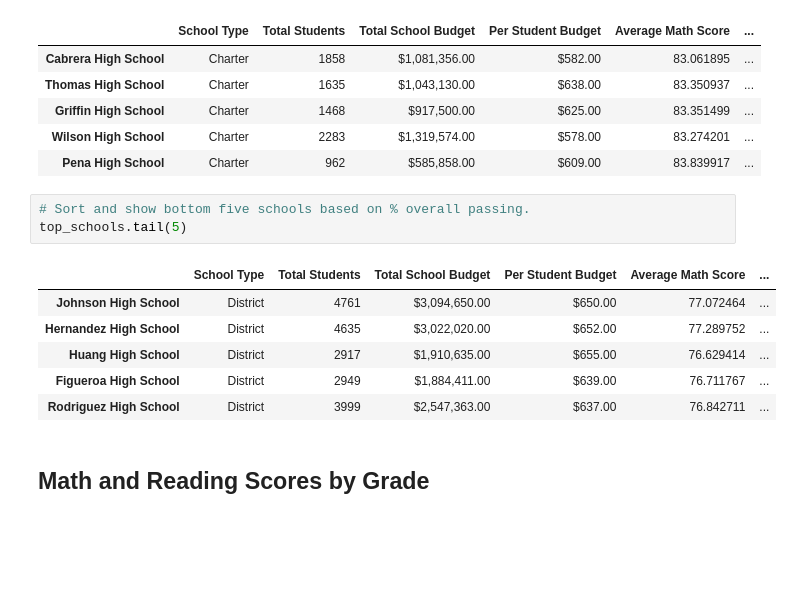
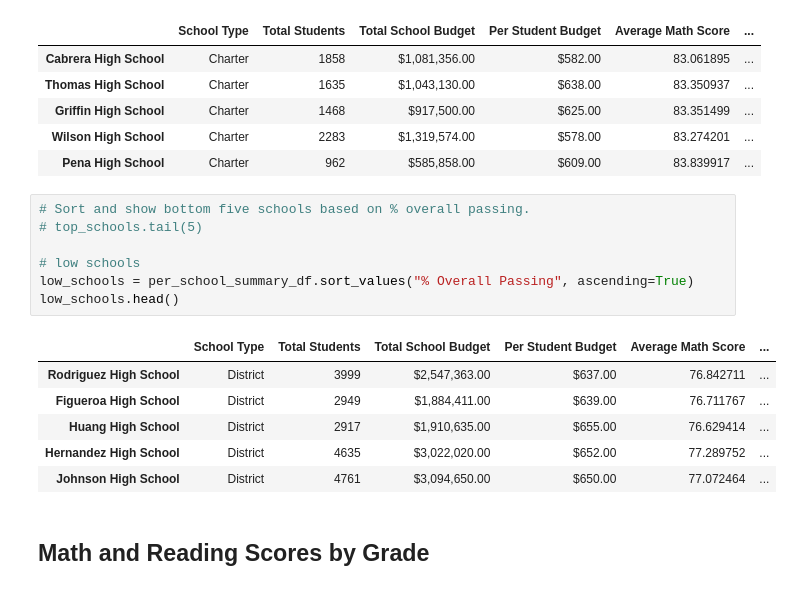
Before and after one commit to kaalrok/Pandas_School_District_Analysis, a Jupyter notebook: PyCitySchools_Challenge_Analysis.ipynb, the cells around one changed output. Saved outputs shown, nothing was run; the diff lists cells and outputs as text; blank space fills up the shorter version.

```diff
--- a/PyCitySchools_Challenge_Analysis.ipynb
+++ b/PyCitySchools_Challenge_Analysis.ipynb
@@ -630,14 +630,18 @@ top_schools.head(5)
 | Pena High School | Charter | 962 | $585,858.00 | $609.00 | 83.839917 | ... |
 # %%
 # Sort and show bottom five schools based on % overall passing.
-top_schools.tail(5)
+# top_schools.tail(5)
+
+# low schools
+low_schools = per_school_summary_df.sort_values("% Overall Passing", ascending=True)
+low_schools.head()
 # %% [output]
 |  | School Type | Total Students | Total School Budget | Per Student Budget | Average Math Score | ... |
+| Rodriguez High School | District | 3999 | $2,547,363.00 | $637.00 | 76.842711 | ... |
+| Figueroa High School | District | 2949 | $1,884,411.00 | $639.00 | 76.711767 | ... |
+| Huang High School | District | 2917 | $1,910,635.00 | $655.00 | 76.629414 | ... |
+| Hernandez High School | District | 4635 | $3,022,020.00 | $652.00 | 77.289752 | ... |
 | Johnson High School | District | 4761 | $3,094,650.00 | $650.00 | 77.072464 | ... |
-| Hernandez High School | District | 4635 | $3,022,020.00 | $652.00 | 77.289752 | ... |
-| Huang High School | District | 2917 | $1,910,635.00 | $655.00 | 76.629414 | ... |
-| Figueroa High School | District | 2949 | $1,884,411.00 | $639.00 | 76.711767 | ... |
-| Rodriguez High School | District | 3999 | $2,547,363.00 | $637.00 | 76.842711 | ... |
 # %% [markdown]
 ## Math and Reading Scores by Grade
 # %%
```
Also changed, not shown: parts of 1 cell of this notebook.
